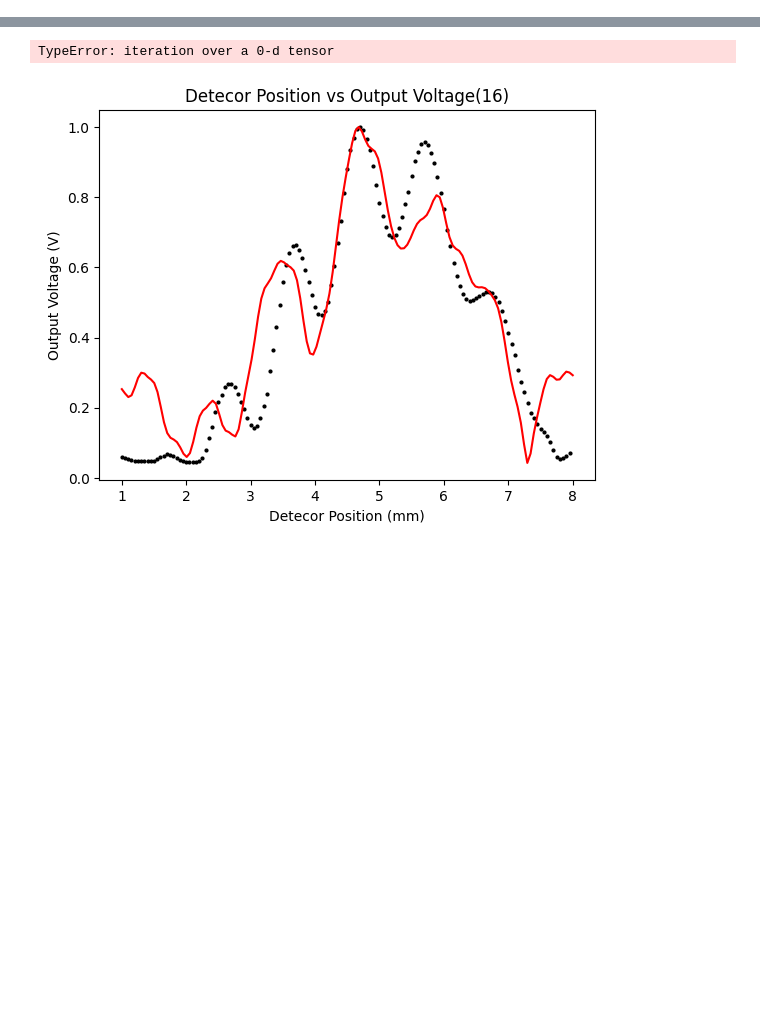
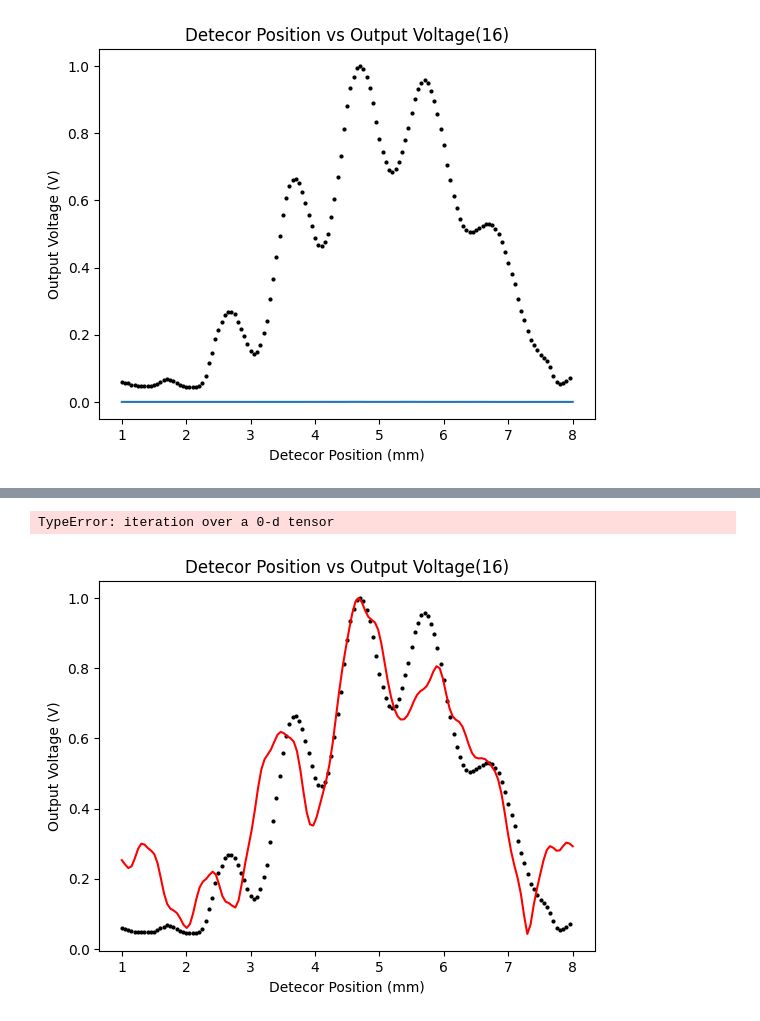
Before and after one commit to IntermidiatePhysicsExperiment/Single-Photon-Interference, a Jupyter notebook: torch_grad.ipynb, the cells around one changed output, grey strips where cells are left out. Drawn from its saved outputs; the diff is of its cells as text; code cells hidden in the pictures; blank space fills up the shorter version.

Commit message:
grad

```diff
--- a/torch_grad.ipynb
+++ b/torch_grad.ipynb
@@ -32,9 +32,11 @@ def plot_data(x, volt=None):
 
 device = th.device('cpu')
 # pqr
-P = 5
-Q = 501
-R = 5
+P = 101
+Q = 101
+R = 101
+learning_rate = 1e-7
+
 
 DN = 140
 
@@ -79,14 +90,63 @@ optimizer = th.optim.SGD(parameters, lr=learning_rate)
 # %%
-def print_param_values():
-  with th.no_grad():
-    print("Slit <-> Blocker: ", float(x1 / METER * 1e3), "mm", "True: 9.815mm")
-    print("Blocker <-> Detector: ", float(x2 / METER * 1e3), "mm", "True: 489mm")
-    print("Slit Width: ", float(width1 / METER * 1e6), "µm",  float(width2 / METER * 1e6), "µm", "True: 85µm")
-    print("Blocker Width: ", float(width3 / METER * 1e6), "mm", "True: 1.778mm")
-    print("Detector Width: ", float(width4 / METER * 1e6), "mm", "True: 85µm")
-    print("Slit Position: ", float(position1 / METER * 1e3), "mm, ", float(position2 / METER * 1e3), "mm")
-    print("Inter-slit Distance: ", float(abs(position1 / METER * 1e3 - position2 / METER * 1e3)), "mm", "True: Dependss")
-    print("Blocker Position: ", float(position3 / METER * 1e3), "mm")
+for epoch in range(10000):
+    def print_param_values():
+        with th.no_grad():
+            print("Slit <-> Blocker: ", float(x1 / METER * 1e3), "mm", "True: 9.815mm")
+            print("Blocker <-> Detector: ", float(x2 / METER * 1e3), "mm", "True: 489mm")
+            print("Slit Width: ", float(width1 / METER * 1e6), "µm",  float(width2 / METER * 1e6), "µm", "True: 85µm")
+            print("Blocker Width: ", float(width3 / METER * 1e6), "mm", "True: 1.778mm")
+            print("Detector Width: ", float(width4 / METER * 1e6), "mm", "True: 85µm")
+            print("Slit Position: ", float(position1 / METER * 1e3), "mm, ", float(position2 / METER * 1e3), "mm")
+            print("Inter-slit Distance: ", float(abs(position1 / METER * 1e3 - position2 / METER * 1e3)), "mm", "True: Dependss")
+            print("Blocker Position: ", float(position3 / METER * 1e3), "mm")
+    width1, width2, width3, width4 = \
+    parameters[:4] * th.tensor([width1_t, width2_t, width3_t, width4_t], device=device)
 
-print_param_values()
+    x1, x2 = parameters[4:6] * th.tensor([x1_t, x2_t], device=device)
+
+    position1, position2, position3 = parameters[6:9] * th.tensor([position1_t, position2_t, position3_t], device=device)
+    A = parameters[9] * th.tensor([A], device=device)
+    field1 = th.linspace(0, 1, P, dtype=dtype, device=device) * width1 + position1
+    field2 = th.linspace(0, 1, P, dtype=dtype, device=device) * width2 + position2
+    field3 = th.linspace(0, 1, Q, dtype=dtype, device=device) * width3 + position3
+    field4 = (th.linspace(0, 1, R, dtype=dtype, device=device) * width4)[:, None] + detecor_position[None, :]
+
+    E1 = th.ones_like(field1, dtype=dtype, device=device)
+    E2 = th.ones_like(field2, dtype=dtype, device=device)
+
+    D1 = th.sqrt((x1 ** 2) +
+        th.square(field1[:, None]-field3[None, :]))
+    # P, Q
+    D2 = th.sqrt((x1 ** 2) +
+        th.square(field2[:, None]-field3[None, :]))
+    # P, Q
+    D3 = th.sqrt((x2 ** 2) +
+        th.square(field3[:, None, None]-field4[None, ...]))
+    # Q, R, DN
+
+    E3 = th.einsum('pq,p->q', MUL(D1), E1) \
+    + th.einsum('pq,p->q', MUL(D2), E2)
+
+    result = th.sum(th.abs(th.einsum('qrn,q->rn', MUL(D3), E3)), dim=0)
+    result = result * A
+
+    pos, volt = get_data(16)
+    volt = th.tensor(volt, device=device)
+    volt = volt / th.max(volt)
+
+    error = th.sum(th.square(result - volt)) / len(volt)
+    # error += th.sum(th.square(result[:-1] - volt[1:])) / len(volt[1:])
+    error.backward()
+
+    optimizer.step()
+    if epoch % 100 == 0:
+        with th.no_grad():
+            clear_output()
+            print_param_values()
+            print('Error:', float(error))
+            plt.plot(detecor_position.to('cpu') / METER * 1e3, result.to("cpu"))
+            plot_data(16, volt)
+            plt.show()
+
+    if error < 1e-3: break
 # %% [output]
@@ -100,0 +162 @@ Blocker Position:  5.0 mm
+[figure, added]
```
Also changed, not shown: parts of 4 cells of this notebook.
